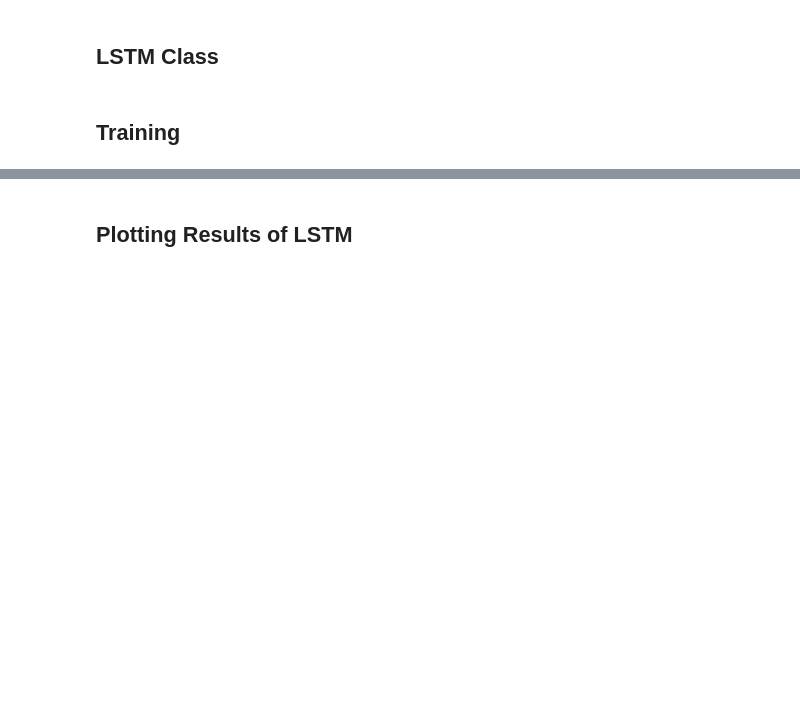
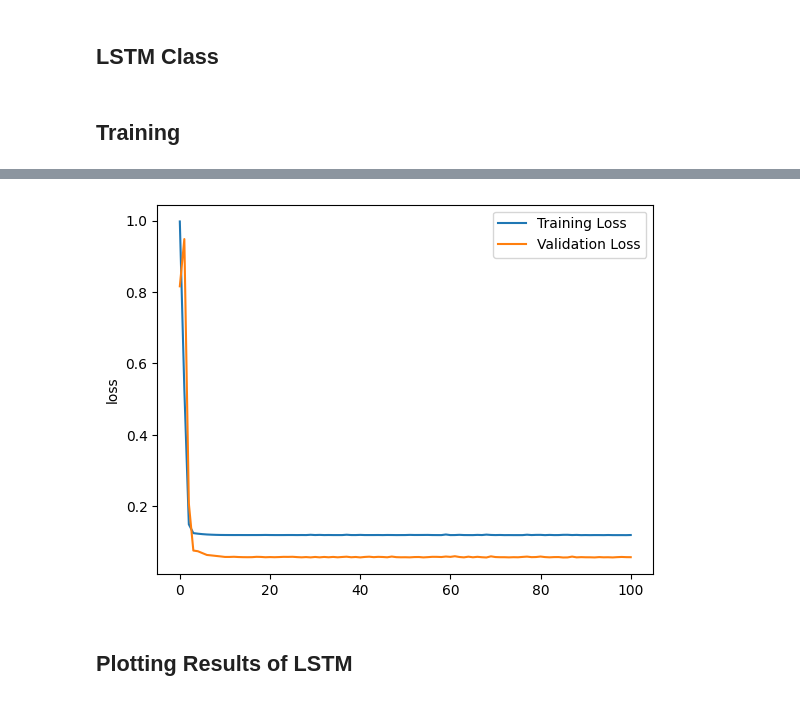
Before and after one commit to cferggie/Predicting-Bitcoin-Returns-with-Long-Short-Term-Memory-LSTM-Neural-Networks, a Jupyter notebook: LSTM for Bitcoin.ipynb, the cells around one changed output, grey strips where cells are left out. Drawn from its saved outputs; the diff is of its cells as text; code cells hidden in the pictures; blank space fills up the shorter version.

```diff
--- a/LSTM for Bitcoin.ipynb
+++ b/LSTM for Bitcoin.ipynb
@@ -97,7 +75,7 @@ print(diff.shape)
 # %%
-# train-test split for time series
-train_size = int(len(diff) * 0.70)
-train, rest = diff[:train_size], diff[train_size:]
+# train-valid-test split for time series
+train_size = int(len(scaled_data) * 0.60)
+train, rest = scaled_data[:train_size], scaled_data[train_size:]
 validation_size = int(len(rest) * 0.50)
 validation, test = rest[:validation_size], rest[validation_size:]
 
@@ -125,9 +103,11 @@ def create_dataset(dataset, lookback):
         labels = dataset[i+lookback:i+lookback+1]
         X.append(inputs)
         y.append(labels)
-    return torch.tensor(np.array(X)), torch.tensor(np.array(y))
+    X = np.array(X)
+    y = np.array(y)
+    return torch.tensor(X), torch.tensor(y)
 
-lookback = 12
+lookback = 1
 X_train, y_train = create_dataset(train, lookback=lookback)
 X_test, y_test = create_dataset(test, lookback=lookback)
 X_valid, y_valid = create_dataset(validation, lookback=lookback)
@@ -149,17 +127,12 @@ Reshape variables for LSTM
 class LSTM(nn.Module):
     def __init__(self):
         super().__init__()
-        self.lstm = nn.LSTM(input_size=1, hidden_size=110, num_layers=1, batch_first=True)
-        self.linear = nn.Linear(110, 1)
+        self.lstm = nn.LSTM(input_size=1, hidden_size=150, num_layers=1, batch_first=True)
+        self.linear = nn.Linear(150, 1)
     def forward(self, x):
         x, _ = self.lstm(x)
         x = self.linear(x[:, -1:, :])
         return x
-    def regularization(self, lambda_):
-        reg_term = torch.tensor(0.0)
-        for param in self.parameters():
-            reg_term += torch.sum(param**2)
-        return lambda_ * reg_term
 # %% [markdown]
 ## Training
 # %%
@@ -212,2 +210,11 @@ for epoch in range(n_epochs+1):
+# %%
+plt.plot(train_losses, label="Training Loss")
+plt.plot(valid_losses, label="Validation Loss")
+plt.ylabel('loss')
+plt.legend()
+plt.savefig('graphs/train-validation-loss-lstm.png')
+plt.show()
+# %% [output]
+[figure, added]
 # %% [markdown]
 ## Plotting Results of LSTM
```
Also changed, not shown: parts of 18 cells of this notebook, 12 other files.
